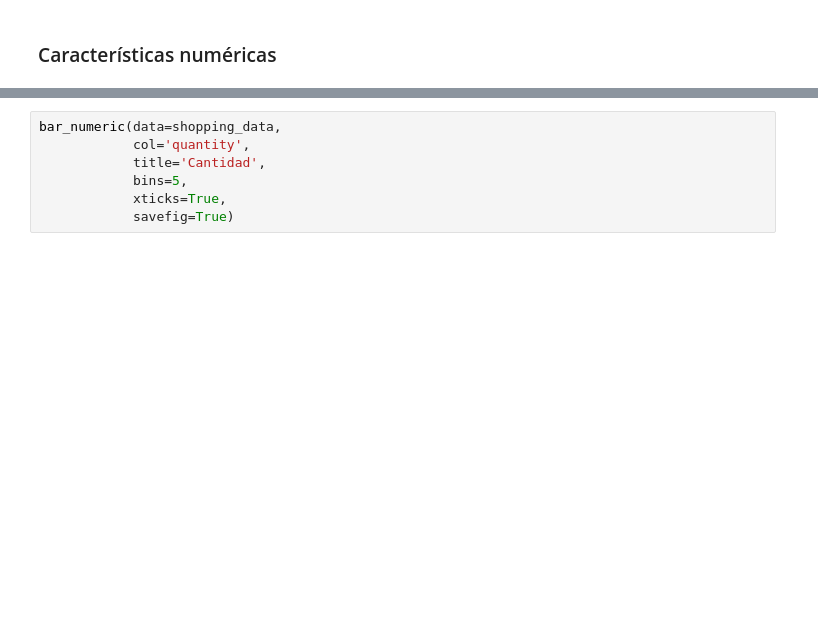
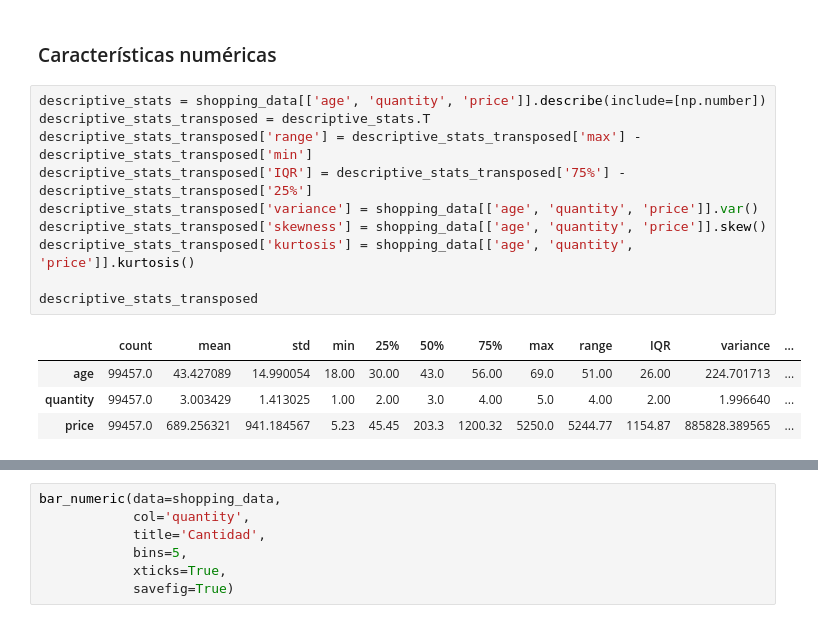
Before and after one commit to Mdm2016/Monografia-udea-cohorte-5, a Jupyter notebook: entregable_ii/2.analitica_descriptiva.ipynb, the cells around one changed output, grey strips where cells are left out. Drawn from its saved outputs; the diff is of its cells as text; blank space fills up the shorter version.

```diff
--- a/entregable_ii/2.analitica_descriptiva.ipynb
+++ b/entregable_ii/2.analitica_descriptiva.ipynb
@@ -415,6 +415,21 @@ pie_plot(
 * Debido a que el obetivo de esta monografia es tratar de predecir las categorias de compra, es importante realizar un análisis de la distribución de los datos de las 8 categorias, ya que el 35% de las transacciones es de ropa y 5 de las categorias, no alcanzan una participación mayor al 10% de los datos.
 # %% [markdown]
 ### Características numéricas
+# %%
+descriptive_stats = shopping_data[['age', 'quantity', 'price']].describe(include=[np.number])
+descriptive_stats_transposed = descriptive_stats.T
+descriptive_stats_transposed['range'] = descriptive_stats_transposed['max'] - descriptive_stats_transposed['min']
+descriptive_stats_transposed['IQR'] = descriptive_stats_transposed['75%'] - descriptive_stats_transposed['25%']
+descriptive_stats_transposed['variance'] = shopping_data[['age', 'quantity', 'price']].var()
+descriptive_stats_transposed['skewness'] = shopping_data[['age', 'quantity', 'price']].skew()
+descriptive_stats_transposed['kurtosis'] = shopping_data[['age', 'quantity', 'price']].kurtosis()
+
+descriptive_stats_transposed
+# %% [output]
+|  | count | mean | std | min | 25% | 50% | 75% | max | range | IQR | variance | ... |
+| age | 99457.0 | 43.427089 | 14.990054 | 18.00 | 30.00 | 43.0 | 56.00 | 69.0 | 51.00 | 26.00 | 224.701713 | ... |
+| quantity | 99457.0 | 3.003429 | 1.413025 | 1.00 | 2.00 | 3.0 | 4.00 | 5.0 | 4.00 | 2.00 | 1.996640 | ... |
+| price | 99457.0 | 689.256321 | 941.184567 | 5.23 | 45.45 | 203.3 | 1200.32 | 5250.0 | 5244.77 | 1154.87 | 885828.389565 | ... |
 # %%
 bar_numeric(data=shopping_data,
             col='age',
```
Also changed, not shown: parts of 4 cells of this notebook.
